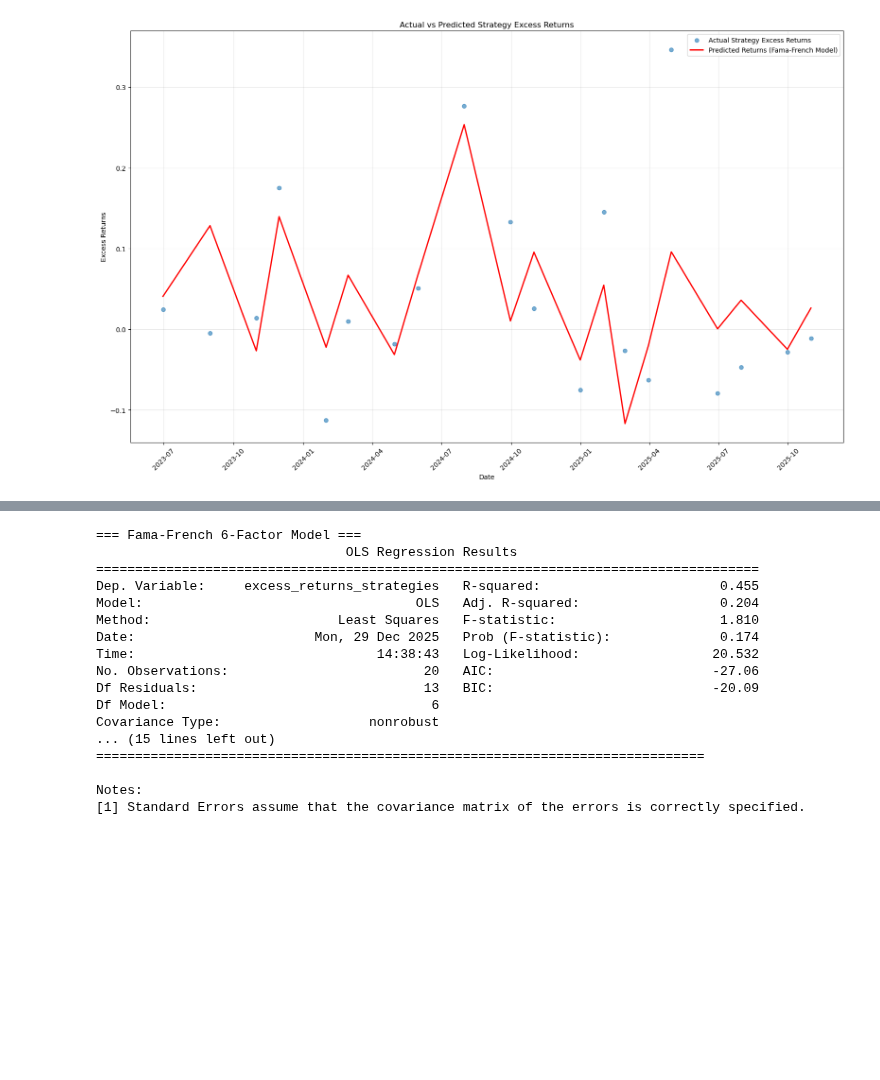
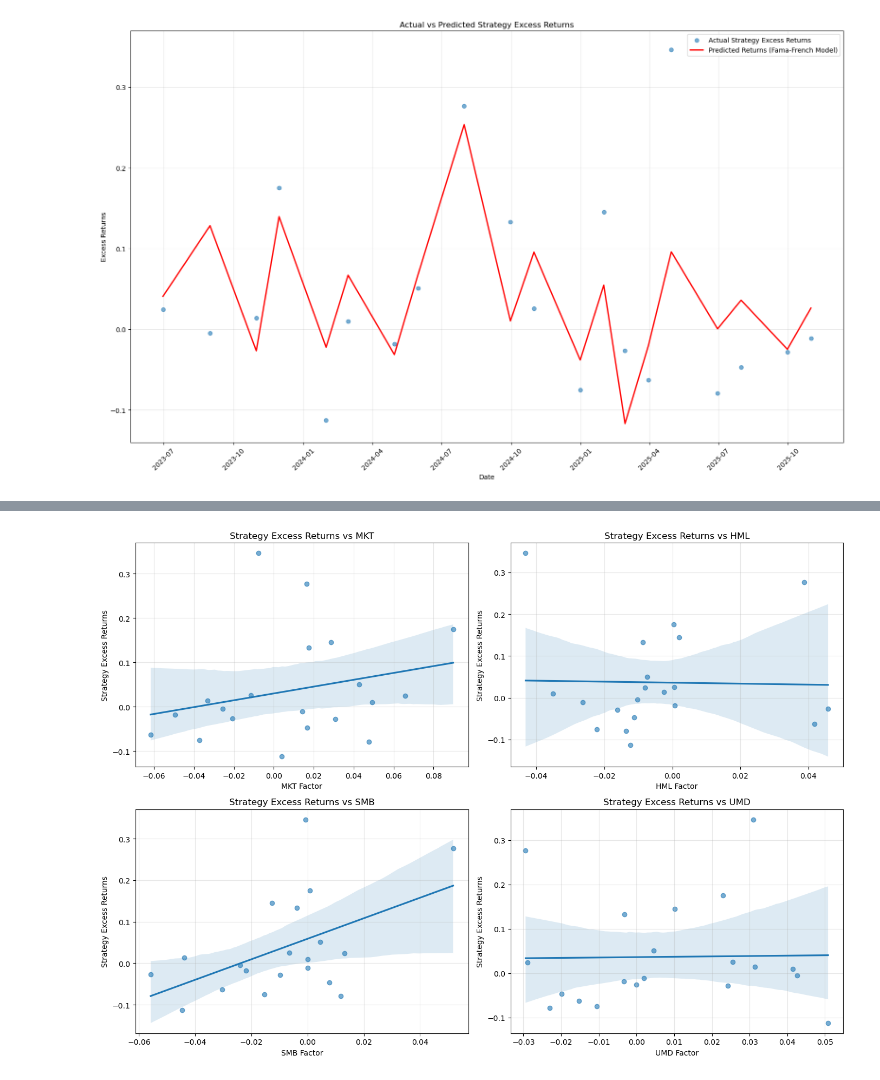
Before and after one commit to scimmione1/prop_trading_results_from_2023, a Jupyter notebook: 06_Strategy_vs_Fama-French Data.ipynb, the cells around one changed output, grey strips where cells are left out. Saved outputs shown, nothing was run; the diff lists cells and outputs as text; code cells hidden in the pictures; blank space fills up the shorter version.

```diff
--- a/06_Strategy_vs_Fama-French Data.ipynb
+++ b/06_Strategy_vs_Fama-French Data.ipynb
@@ -481,27 +505,27 @@ Covariance Type:                   nonrobust
 
 Notes:
 [1] Standard Errors assume that the covariance matrix of the errors is correctly specified.
+# %%
+# Scatter Regression Plot: Strategy excess returns vs 4-Factor Model factors
+factors = ['MKT', 'HML', 'SMB', 'UMD']
+fig, axes = plt.subplots(2, 2, figsize=(14, 10))
+axes = axes.flatten()
+
+for idx, factor in enumerate(factors):
+    ax = axes[idx]
+    sns.regplot(data=model_data, x=factor, y='excess_returns_strategies', ax=ax, scatter_kws={'alpha': 0.6})
+    ax.set_title(f'Strategy Excess Returns vs {factor}')
+    ax.set_xlabel(f'{factor} Factor')
+    ax.set_ylabel('Strategy Excess Returns')
+    ax.grid(alpha=0.3)
+
+plt.tight_layout()
+plt.show()
+# %% [output]
+[figure, added]
 # %%
-# Fama-French 6-Factor Model (including Quality and Betting-Against-Beta)
-mod = smf.ols('excess_returns_strategies ~ MKT + HML + SMB + UMD + QMJ + BAB', model_data)
-res = mod.fit()
-print("=== Fama-French 6-Factor Model ===")
-print(res.summary())
+# # Fama-French 6-Factor Model (including Quality and Betting-Against-Beta)
+# mod = smf.ols('excess_returns_strategies ~ MKT + HML + SMB + UMD + QMJ + BAB', model_data)
+# res = mod.fit()
+# print("=== Fama-French 6-Factor Model ===")
+# print(res.summary())
-# %% [output]
-=== Fama-French 6-Factor Model ===
-                                OLS Regression Results
-=====================================================================================
-Dep. Variable:     excess_returns_strategies   R-squared:                       0.455
-Model:                                   OLS   Adj. R-squared:                  0.204
-Method:                        Least Squares   F-statistic:                     1.810
-Date:                       Mon, 29 Dec 2025   Prob (F-statistic):              0.174
-Time:                               14:38:43   Log-Likelihood:                 20.532
-No. Observations:                         20   AIC:                            -27.06
-Df Residuals:                             13   BIC:                            -20.09
-Df Model:                                  6
-Covariance Type:                   nonrobust
-... (15 lines left out)
-==============================================================================
-
-Notes:
-[1] Standard Errors assume that the covariance matrix of the errors is correctly specified.
```
Also changed, not shown: parts of 6 cells of this notebook.
